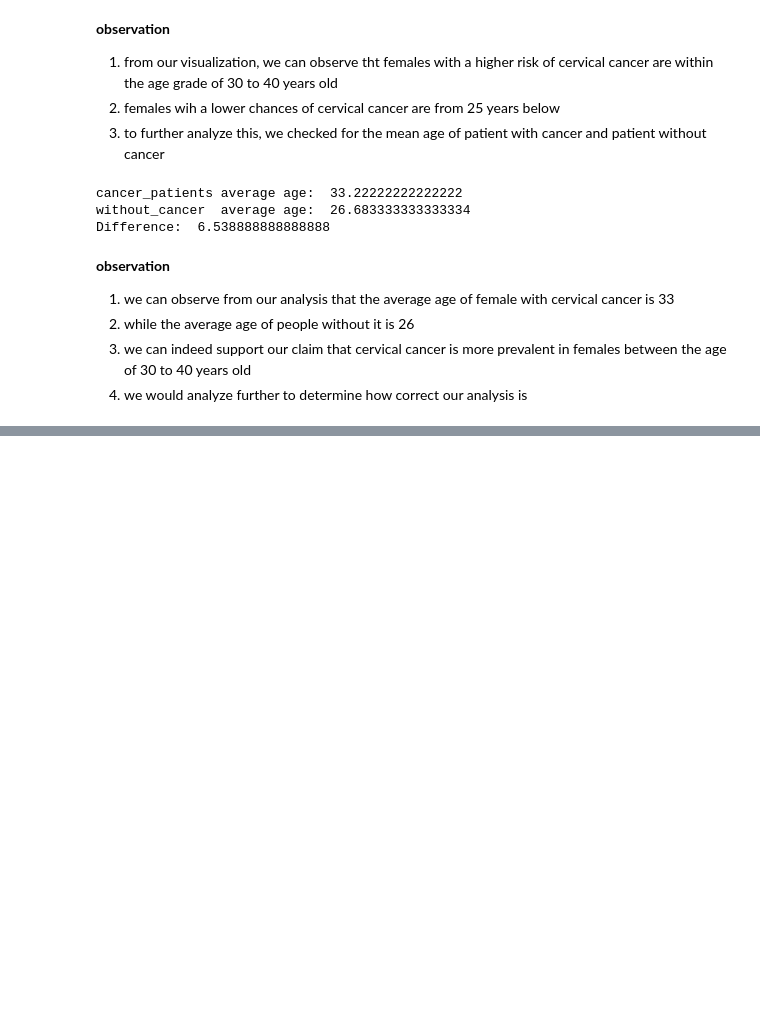
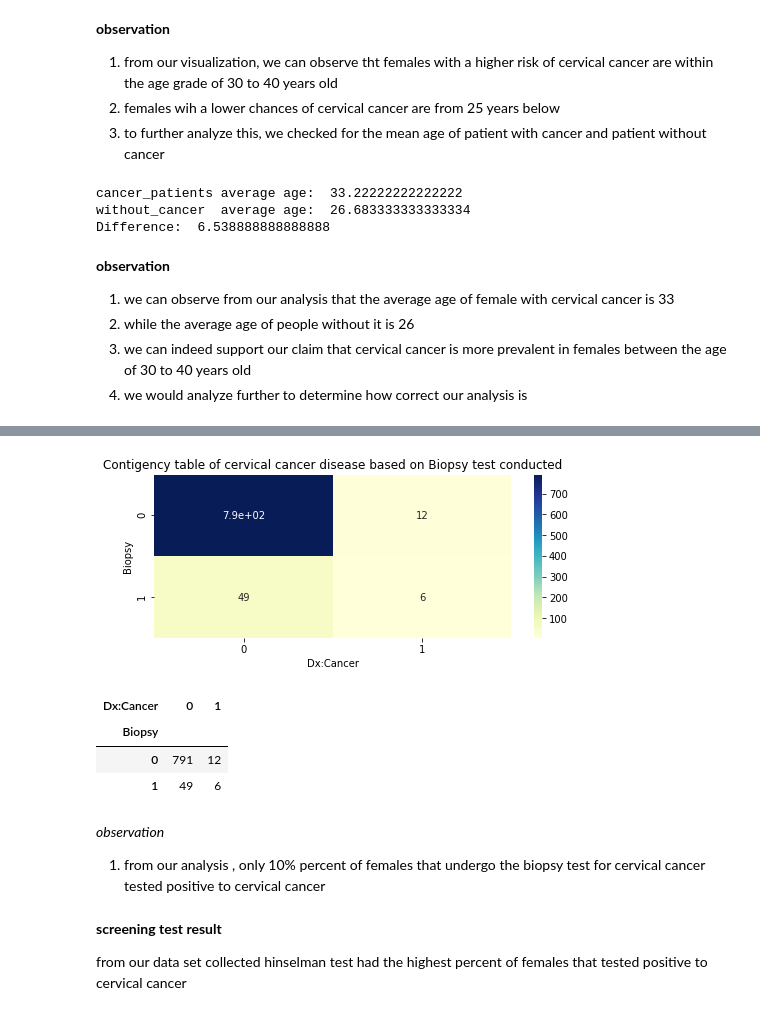
Before and after one commit to Dibieoluchi/cervical-cancer-risk-analysis, a Jupyter notebook: exploratory data analysis .ipynb, the cells around one changed output, grey strips where cells are left out. Drawn from its saved outputs; the diff is of its cells as text; code cells hidden in the pictures; blank space fills up the shorter version.

```diff
--- a/exploratory data analysis .ipynb
+++ b/exploratory data analysis .ipynb
@@ -558,0 +582,23 @@ Text(0.5, 1.0, 'relationship between hormonal contraceptive use  of a patient an
+# %%
+contigency_pct = pd.crosstab(cervical_cancer["Biopsy"], cervical_cancer['Dx:Cancer'])
+fig = plt.figure(figsize=(8,3))
+plt.title('Contigency table of cervical cancer disease based on Biopsy test conducted')
+sns.heatmap(contigency_pct, annot=True, cmap="YlGnBu")
+fig.savefig('heatmap.jpg', dpi=300)
+plt.show()
+# %% [output]
+[figure, added]
+# %%
+contigency_pct
+# %% [output]
+| Dx:Cancer | 0 | 1 |
+| Biopsy |  |  |
+| 0 | 791 | 12 |
+| 1 | 49 | 6 |
+# %% [markdown]
+*observation*
+1. from our analysis , only 10% percent of females that undergo the biopsy test for cervical cancer  tested positive to cervical cancer
+# %% [markdown]
+**screening test result**
+
+from our data set collected  hinselman test had the highest percent of females that tested positive to cervical cancer
```
Also changed, not shown: parts of 66 cells of this notebook, 1 other file.
